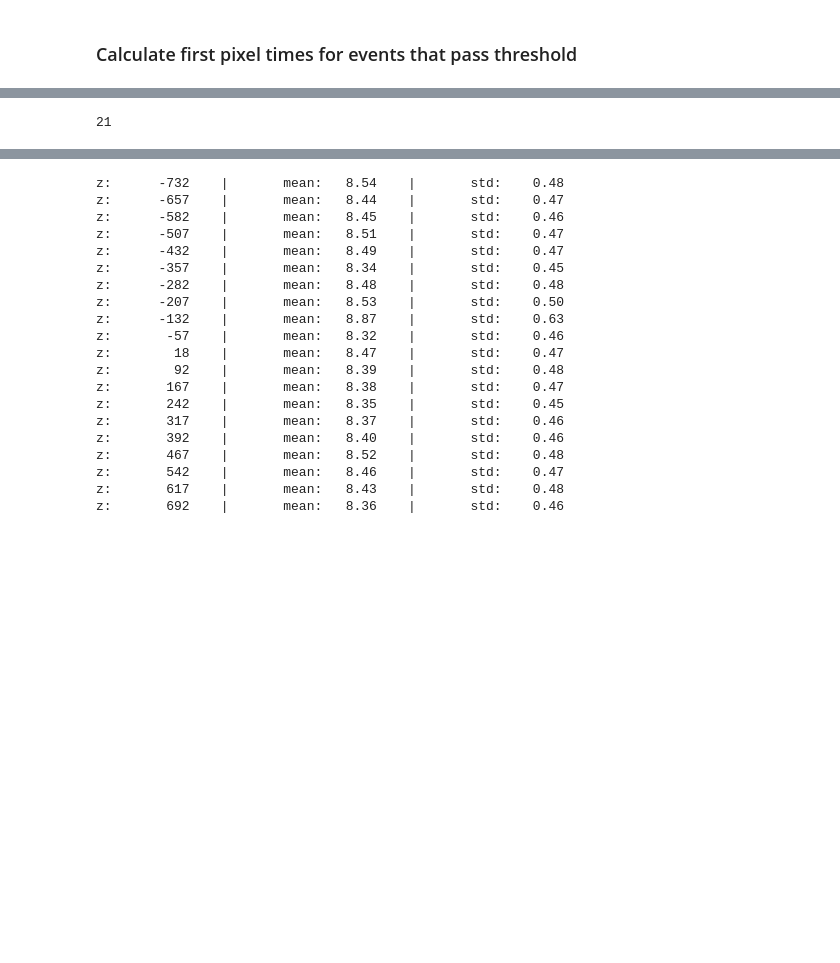
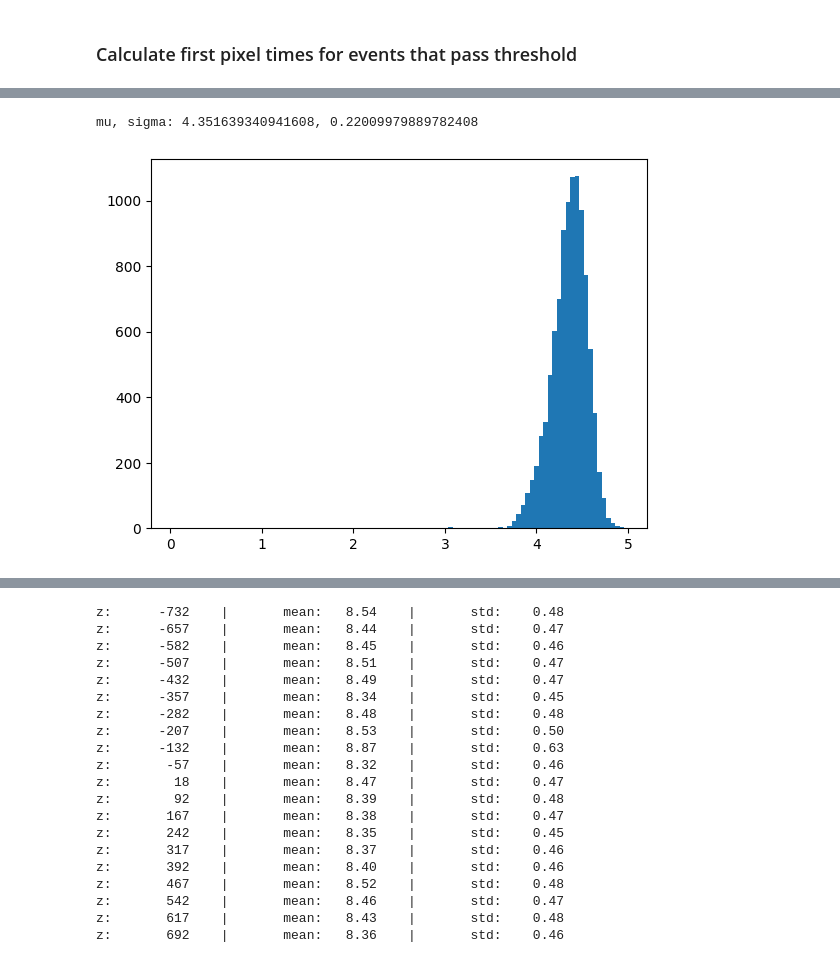
Before and after one commit to RowanKell/work_eic, a Jupyter notebook: macros/Timing_estimation/NF_one_bar_time_resolution.ipynb, the cells around one changed output, grey strips where cells are left out. Drawn from its saved outputs; the diff is of its cells as text; code cells hidden in the pictures; blank space fills up the shorter version.

```diff
--- a/macros/Timing_estimation/NF_one_bar_time_resolution.ipynb
+++ b/macros/Timing_estimation/NF_one_bar_time_resolution.ipynb
@@ -169,0 +172,39 @@ beginning file #20
+# %%
+'''muon z pos vary'''
+
+# Specify the directory path
+directory = f"/cwork/rck32/eic/work_eic/root_files/August_1/"
+filename = "run_1cm/mu_5GeV_2k.edm4hep.root"
+# List to store loaded tensors
+samples = []
+event_idxs = []
+
+file_path = os.path.join(directory, filename)
+
+
+# Load the tensor from the file
+data = process_data_one_segment(file_path + ":events")
+
+features, metadata= prepare_data_for_nn_one_segment(data)
+# %%
+# Create DataLoader
+batch_size_inference = 1000000
+dataloader = create_dataloader(features, metadata, batch_size_inference,shuffle_bool=False)
+
+# with torch.profiler.profile(activities=[torch.profiler.ProfilerActivity.CPU, torch.profiler.ProfilerActivity.CUDA]) as prof:
+min_time = 0
+samples = torch.empty(features.shape[0],device = device)
+event_idxs = torch.empty(features.shape[0],device = device)
+it = 0
+with torch.no_grad():
+    for batch_features, batch_metadata in dataloader:
+#                 print(f"beginning batch #{it} of {int(np.floor(len(features) / batch_size_inference))}")
+        context_features = batch_features[:, :3].clone().to(device)
+        context_features[:, 1] *= 180 / 3.14159
+        samples[batch_size_inference * it:(batch_size_inference * it) + len(batch_features)] = abs(model_compile.sample(num_samples=context_features.shape[0], context=context_features)[0]).squeeze(1)
+        samples[it*batch_size_inference:(batch_size_inference * it) + len(batch_features)].add_(batch_features[:, 3].to(device))
+        event_idxs[batch_size_inference * it:(batch_size_inference * it) + len(batch_features)] = batch_metadata
+        del batch_features
+        it += 1
+samples = samples.cpu().detach()
+event_idxs = event_idxs.cpu().detach()
@@ -226,4 +244,7 @@ starting file #20
-# %%
-len(z_pos_first_times)
-# %% [output]
-21
+# %%
+(mu, sigma) = norm.fit(first_times)
+print(f"mu, sigma: {mu}, {sigma}")
+N, bins, ps = plot.hist(first_times,bins = 100);
+# %% [output]
+mu, sigma: 4.351639340941608, 0.22009979889782408
+[figure, added]
```
Also changed, not shown: parts of 5 cells of this notebook, 6 other files.
